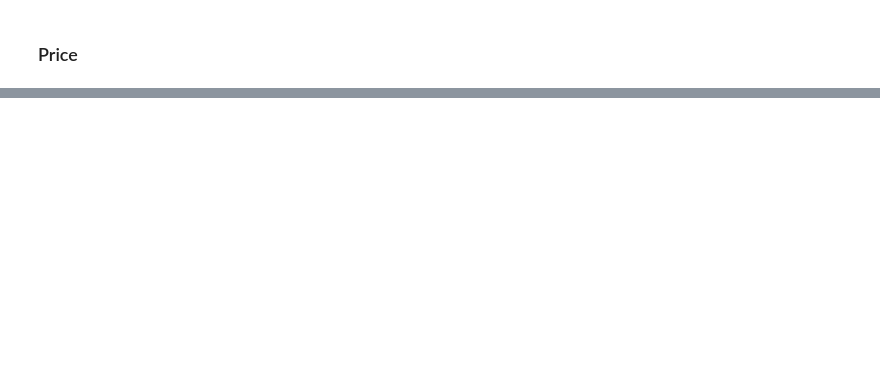
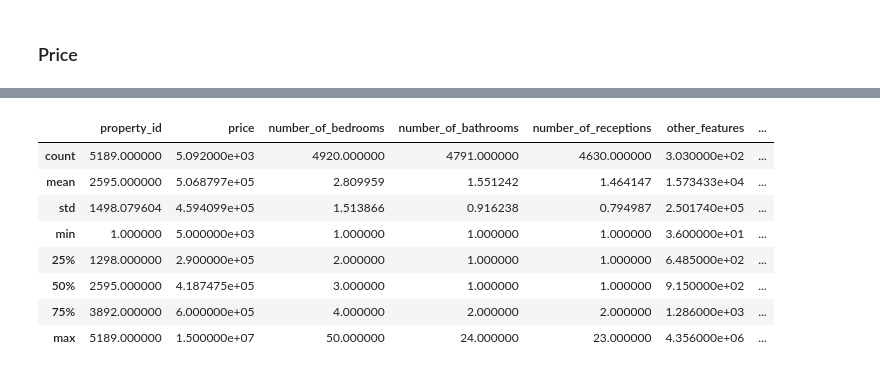
Before and after one commit to KenImade/real_estate_price_predictor, a Jupyter notebook: data_cleaning.ipynb, the cells around one changed output, grey strips where cells are left out. Drawn from its saved outputs; the diff is of its cells as text; code cells hidden in the pictures; blank space fills up the shorter version.

```diff
--- a/data_cleaning.ipynb
+++ b/data_cleaning.ipynb
@@ -164,0 +436,13 @@ df_clean.head()
+# %%
+def get_length(array):
+    """
+    Gets the length of each array in dataframe column.
+    Returns int
+    """
+    if isinstance(array, list):
+        return len(array)
+    else:
+        return 0
+
+df_info['length'] = df_info['points_of_interest'].apply(get_length)
+df_info.tail(30)
@@ -164,0 +525,3 @@ df_clean.head()
+# %%
+df_info_2 = pd.DataFrame(extracted_points)
+df_info_2.head()
@@ -164,0 +535,4 @@ df_clean.head()
+# %%
+# merge dataframes to original dataframe
+df_clean_2 = pd.merge(df_clean, df_info_2, on='property_id')
+df_clean_2.head()
@@ -164,0 +561,2 @@ df_clean.head()
+# %%
+df_clean_2['description_text'] = df_clean_2['description_text'].str.strip().str.replace('*', '').str.lower()
@@ -164,0 +646,12 @@ df_clean.head()
+# %%
+df_clean_2.describe()
+# %% [output]
+|  | property_id | price | number_of_bedrooms | number_of_bathrooms | number_of_receptions | other_features | ... |
+| count | 5189.000000 | 5.092000e+03 | 4920.000000 | 4791.000000 | 4630.000000 | 3.030000e+02 | ... |
+| mean | 2595.000000 | 5.068797e+05 | 2.809959 | 1.551242 | 1.464147 | 1.573433e+04 | ... |
+| std | 1498.079604 | 4.594099e+05 | 1.513866 | 0.916238 | 0.794987 | 2.501740e+05 | ... |
+| min | 1.000000 | 5.000000e+03 | 1.000000 | 1.000000 | 1.000000 | 3.600000e+01 | ... |
+| 25% | 1298.000000 | 2.900000e+05 | 2.000000 | 1.000000 | 1.000000 | 6.485000e+02 | ... |
+| 50% | 2595.000000 | 4.187475e+05 | 3.000000 | 1.000000 | 1.000000 | 9.150000e+02 | ... |
+| 75% | 3892.000000 | 6.000000e+05 | 4.000000 | 2.000000 | 2.000000 | 1.286000e+03 | ... |
+| max | 5189.000000 | 1.500000e+07 | 50.000000 | 24.000000 | 23.000000 | 4.356000e+06 | ... |
```
Also changed, not shown: parts of 70 cells of this notebook, 9 other files.
